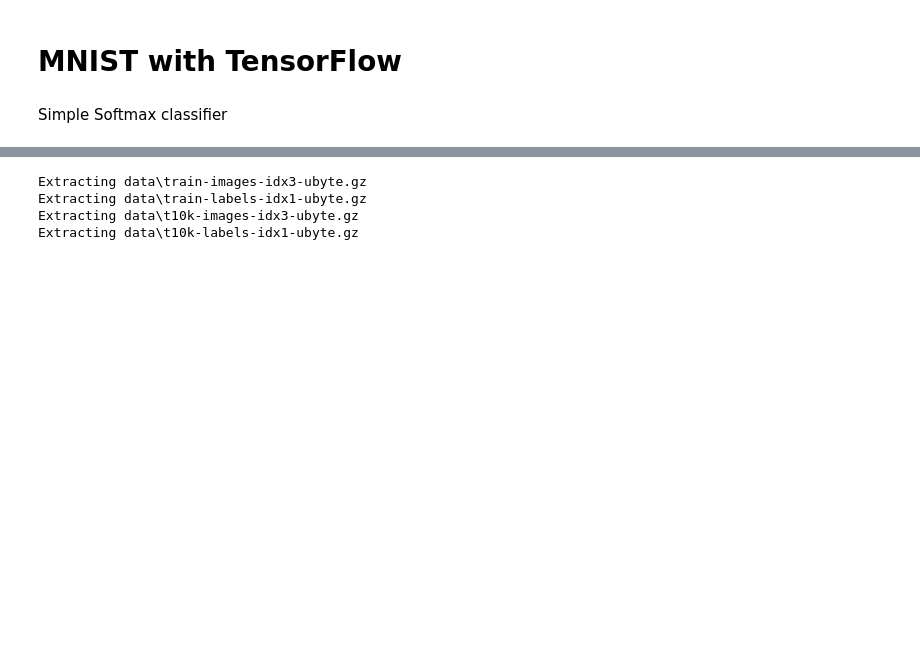
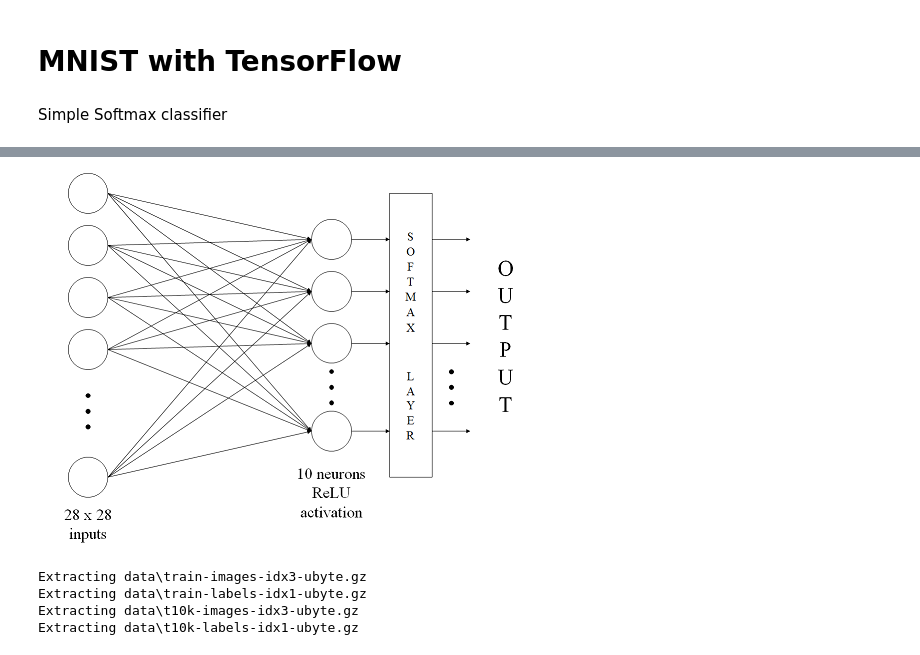
Before and after one commit to kjkjindal/Machine-Learning, a Jupyter notebook: Deep learning practice/mnist with a twist.ipynb, the cells around one changed output, grey strips where cells are left out. Drawn from its saved outputs; the diff is of its cells as text; code cells hidden in the pictures; blank space fills up the shorter version.

```diff
--- a/Deep learning practice/mnist with a twist.ipynb
+++ b/Deep learning practice/mnist with a twist.ipynb
@@ -7,3 +5,8 @@ Simple Softmax classifier
+# %%
+from IPython.core.display import Image
+Image(filename='images/softmax.png')
+# %% [output]
+[figure, added]
 # %%
 import numpy as np
 import tensorflow as tf
```
Also changed, not shown: parts of 1 cell of this notebook.
